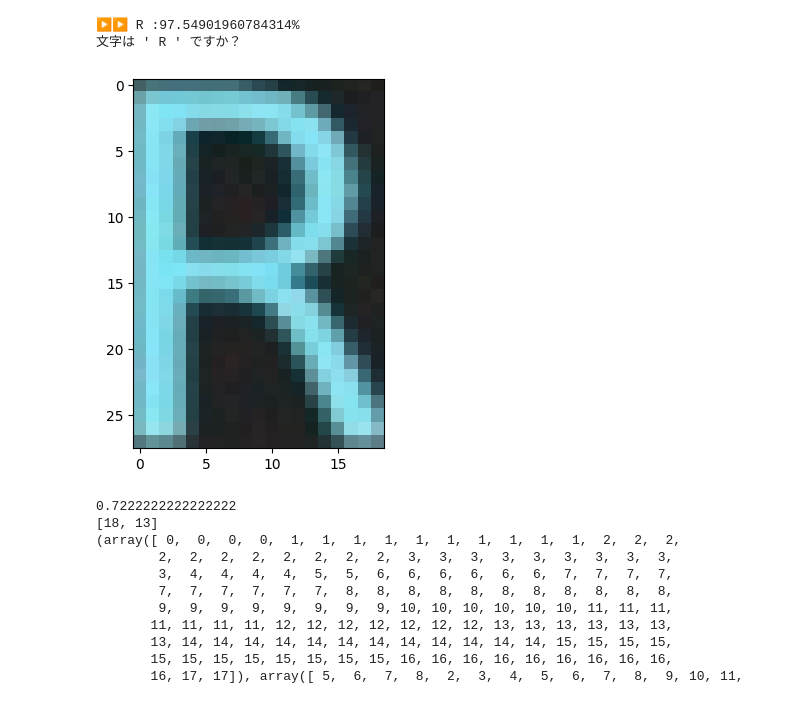
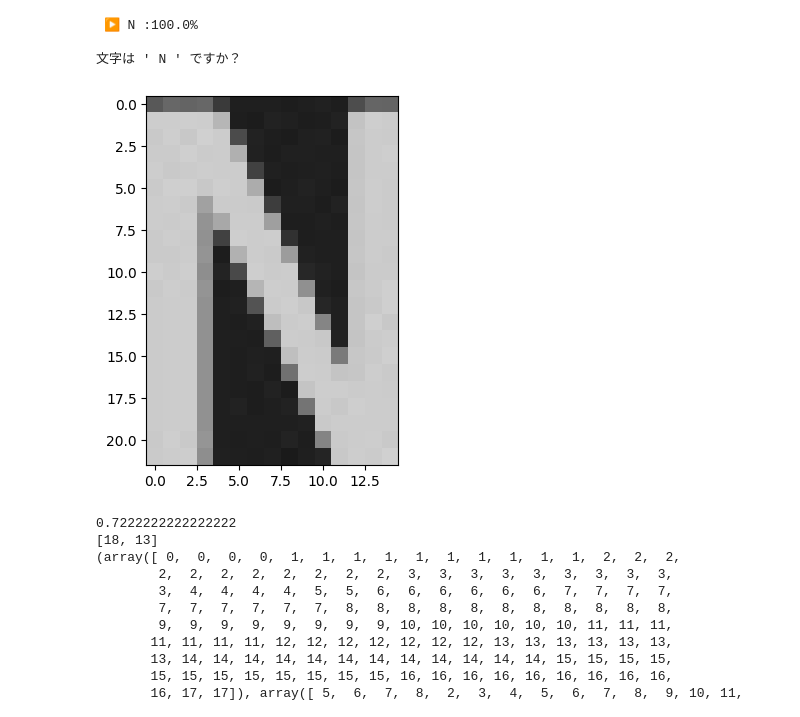
Before and after one commit to mtur2007/OCR_Reader, a Jupyter notebook: txtreader_Mk-II/textreader_Mk-II.ipynb, the cells around one changed output. Cells and saved outputs as stored; diff of their text form; code cells hidden in the pictures.

```diff
--- a/txtreader_Mk-II/textreader_Mk-II.ipynb
+++ b/txtreader_Mk-II/textreader_Mk-II.ipynb
@@ -225,8 +225,6 @@ def txtdatas_insert(dataslist):
     return dataslist
 
 
-
-
 #-----------------------------------------------------------------------------------------------------------
 
 def print_textdatas(dataslist,writefilename):
@@ -245,7 +243,6 @@ def print_textdatas(dataslist,writefilename):
             if len(txtline[txt]) != 0:
                 if np.shape(txtline[txt])[0] > lineMaxleny[line]:
                     lineMaxleny[line] = np.shape(txtline[txt])[0]
-
 
 
     for nouse in range(Maxlenx):
@@ -319,22 +316,20 @@ def print_textdatas(dataslist,writefilename):
         f.write(f"\n{len(printline[:894])*'-'}")
 
 
-
-
 #-----------------------------------------------------------------------------------------------------------
 
 for imagename in imageslist:
 
-    dataslist = image_removal_background(imagename,[36,36,36],70)
-    dataslist = seach_txtposition(dataslist,"auto")
+    dataslist = image_removal_background(imagename,[36,36,36],180)
+    dataslist = seach_txtposition(dataslist,100)
     dataslist = txtdatas_insert(dataslist)
 
     print_textdatas(dataslist,"Alltextimages.text")
     txtimage = dataslist["Alltxtimages"]
     txtdata = dataslist["Alltxtdatas"]
     #plt.imshow(readtxt_imshow(dataslist))
-    plt.imshow(cv2.resize(txtimage[0][0],dsize=(10,30)))
-    print(txtdata[0][0])
+    #plt.imshow(cv2.resize(txtimage[0][0],dsize=(10,30)))
+    print(txtdata[0][1])
     print_textdatas(dataslist,"textdataslist_printfile.txt")
 # %% [output]
 [36 36 36]
@@ -504,20 +503,23 @@ print(f"検証結果[合致数{Truecount}, 誤検知数{Falsecount}]\n")
 # %%
 
-line,lennum = -3,20
-txt = ""
+line,lennum = 0,39
+
+txt = textdata[lennum]
+
 
 txtimage[line][lennum]
 if len(txtimage[line][lennum]) != 0:
     print(f"文字は ' {seach_txt(txtimage[line][lennum],seach_textdatas,0.15,dataslist,txt)} ' ですか？")
     #print(textdata[num])
     plt.imshow(txtimage[line][lennum])
 
 else:
     print(f"文字は Air判定 です。")
 # %% [output]
-▶️▶️ R :97.54901960784314%
-文字は ' R ' ですか？
+ ▶️ N :100.0%
+
+文字は ' N ' ですか？
-[figure, old version]
+[figure, new version]
 # %%
 for line in seach_textdatas:
     if line[3] == "a":
```
Also changed, not shown: parts of 5 cells of this notebook, 7 other files.
